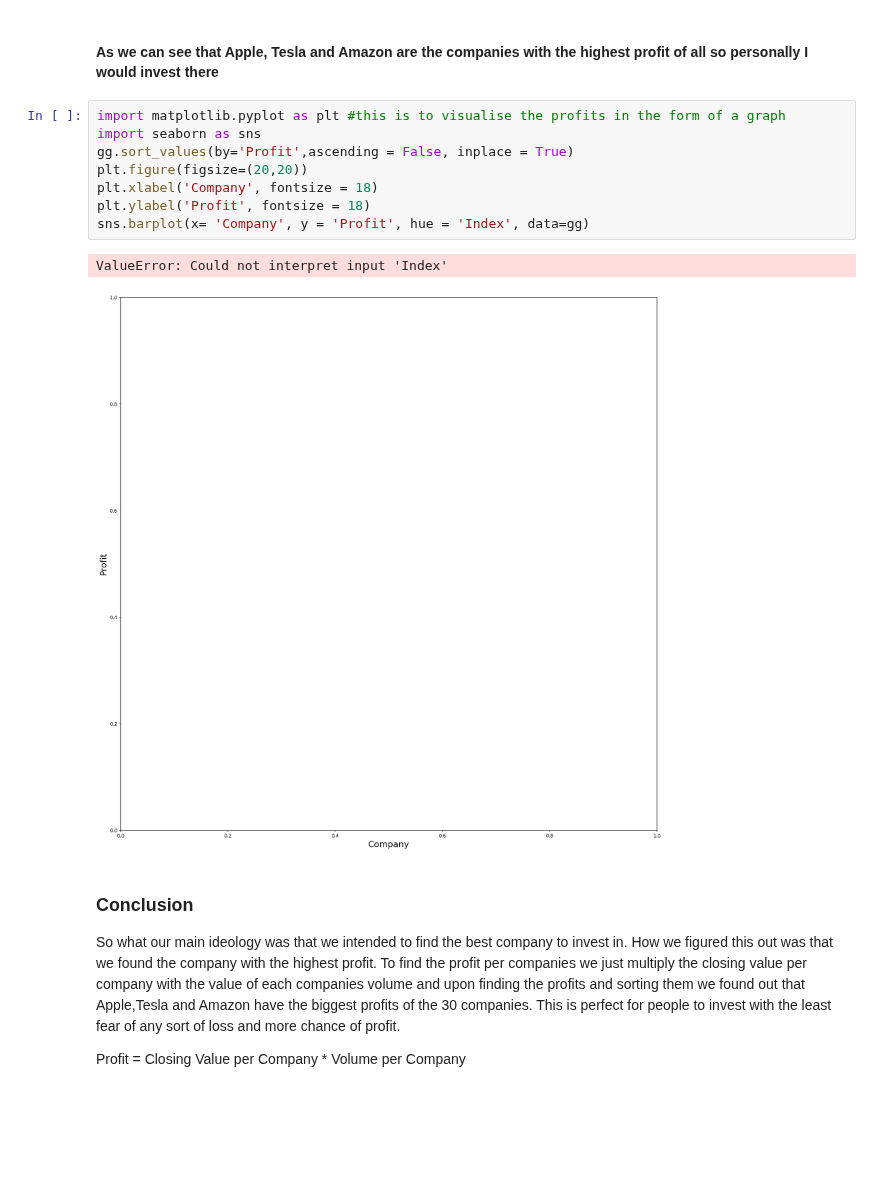
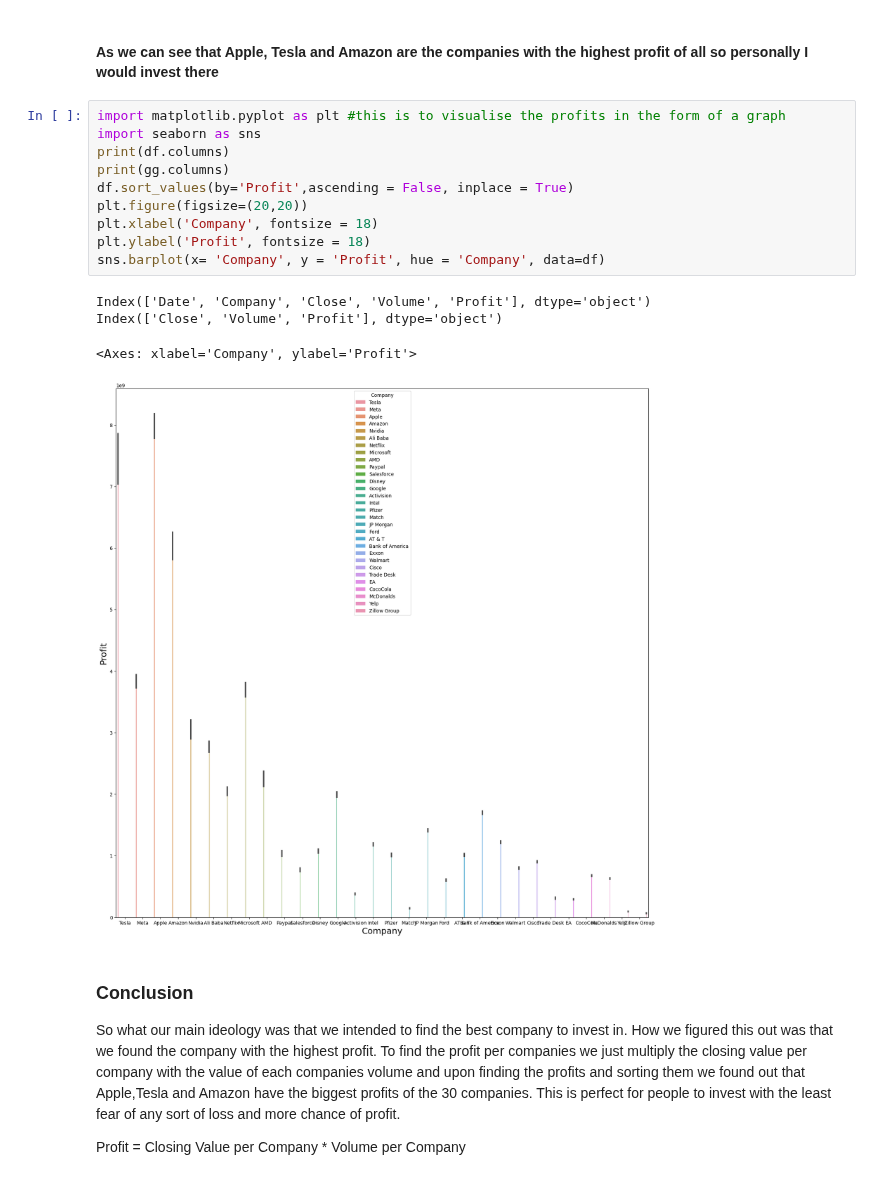
Before and after one commit to ubco-W2022T2-data301/Group35, a Jupyter notebook: analysis/analysis2.ipynb, the cells around one changed output. Drawn from its saved outputs; the diff is of its cells as text; blank space fills up the shorter version.

```diff
--- a/analysis/analysis2.ipynb
+++ b/analysis/analysis2.ipynb
@@ -66,14 +66,18 @@ gg.plot()
 # %%
 import matplotlib.pyplot as plt #this is to visualise the profits in the form of a graph
 import seaborn as sns
-gg.sort_values(by='Profit',ascending = False, inplace = True)
+print(df.columns)
+print(gg.columns)
+df.sort_values(by='Profit',ascending = False, inplace = True)
 plt.figure(figsize=(20,20))
 plt.xlabel('Company', fontsize = 18)
 plt.ylabel('Profit', fontsize = 18)
-sns.barplot(x= 'Company', y = 'Profit', hue = 'Index', data=gg)
+sns.barplot(x= 'Company', y = 'Profit', hue = 'Company', data=df)
 # %% [output]
-ValueError: Could not interpret input 'Index'
+Index(['Date', 'Company', 'Close', 'Volume', 'Profit'], dtype='object')
+Index(['Close', 'Volume', 'Profit'], dtype='object')
+<Axes: xlabel='Company', ylabel='Profit'>
-[figure, old version]
+[figure, new version]
 # %% [markdown]
 ### Conclusion
 So what our main ideology was that we intended to find the best company to invest in. How we figured this out was that
```
